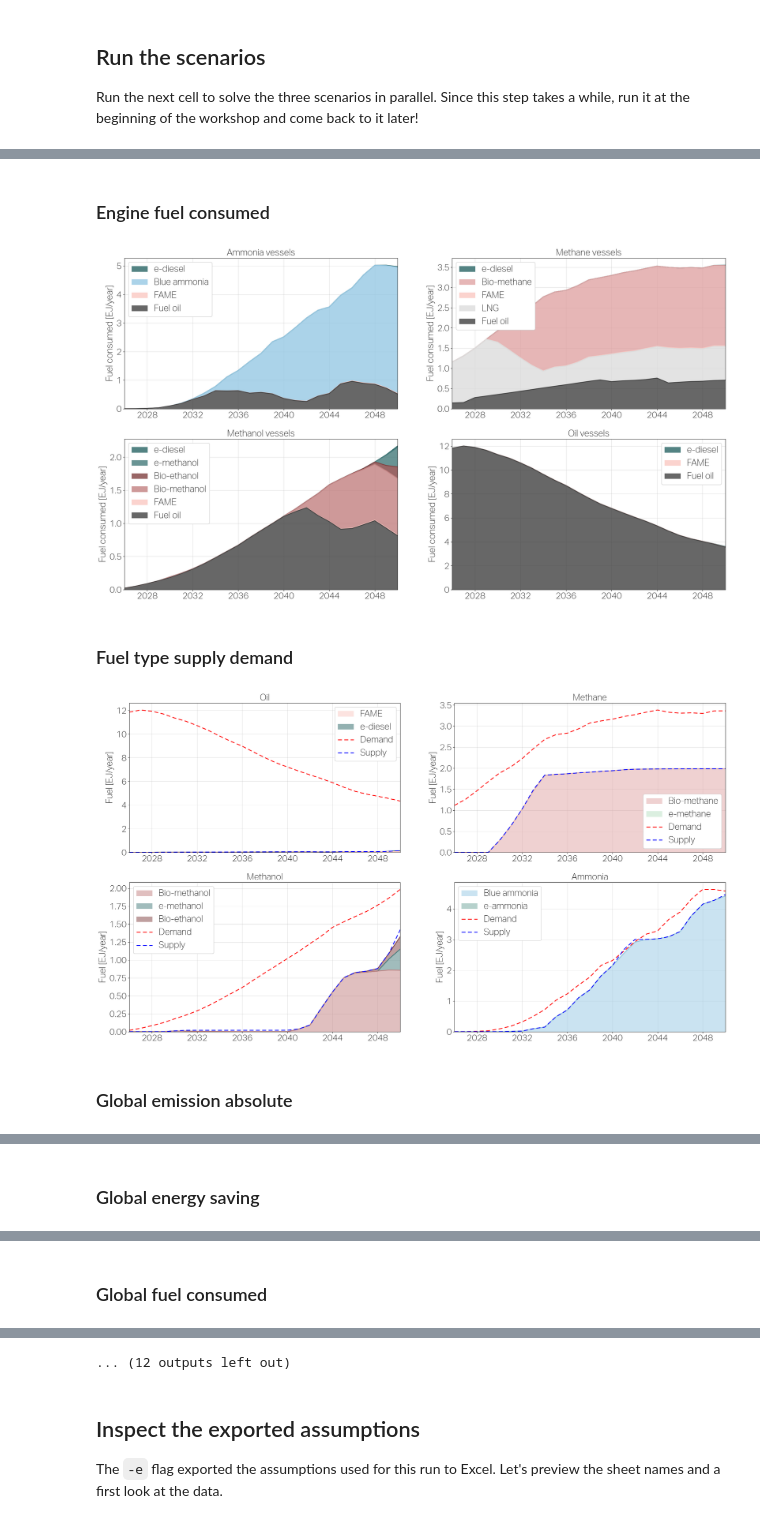
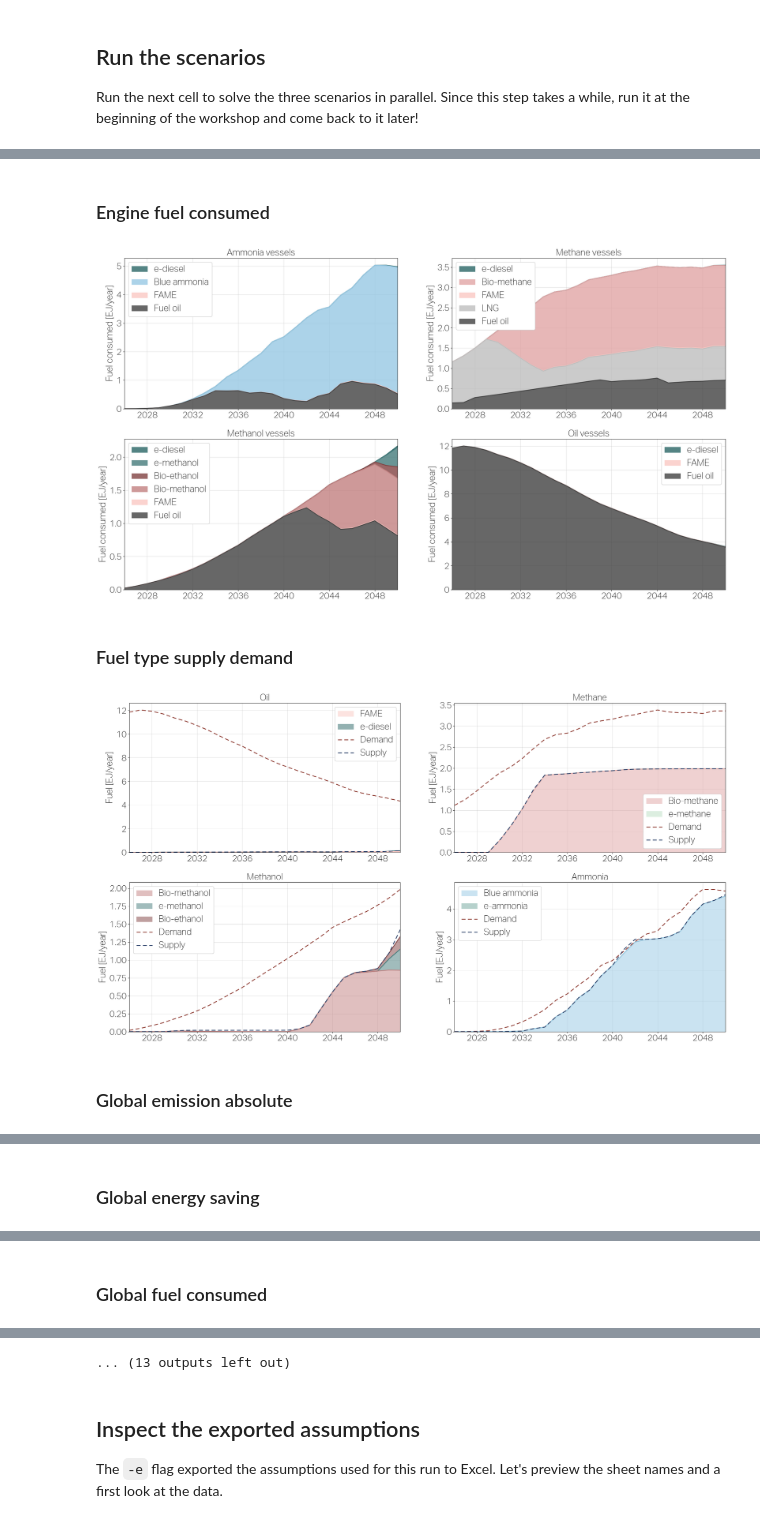
Before and after one commit to zerocarbonshipping/navigate-zcs, a Jupyter notebook: docs/workshop/04-run-our-reference-scenarios.ipynb, the cells around one changed output, grey strips where cells are left out. Cells and saved outputs as stored; diff of their text form; code cells hidden in the pictures.

```diff
--- a/docs/workshop/04-run-our-reference-scenarios.ipynb
+++ b/docs/workshop/04-run-our-reference-scenarios.ipynb
@@ -157,19 +158,23 @@ appendix — e.g. `global_fuel_consumed` for the fuel mix, `global_emission_abso
 for emissions, or `regulation_compliance` for how the "gfs" regulation binds.
 # %%
 # @title Show the output plots
-import glob
+# Navigate writes these charts into plots/ in the library's own colours. They are
+# drawn again here from the run's solved model, with Navigate's own plotting code
+# and the workshop palette, so they read like every other figure in the workshop.
+import tempfile
+
 from IPython.display import Image, Markdown, display
+from _style import navigate_charts
 
-plots_dir = f"simulations/scenarios/{scenario}/plots"
-plot_files = sorted(glob.glob(f"{plots_dir}/*.png"))
+run_folder = f"simulations/scenarios/{scenario}"
 
-if not plot_files:
-    print(f"No .png plots found in {plots_dir} -- check what Navigate actually wrote there:")
-    for root, dirs, files in os.walk(f"simulations/scenarios/{scenario}"):
+if not os.path.exists(f"{run_folder}/plot_data.pkl"):
+    print(f"No plot_data.pkl in {run_folder} -- check what Navigate actually wrote there:")
+    for root, dirs, files in os.walk(run_folder):
         for fn in files:
             print(os.path.join(root, fn))
 else:
-    for p in plot_files:
+    for p in navigate_charts(run_folder, tempfile.mkdtemp()):
         title = os.path.splitext(os.path.basename(p))[0].replace("_", " ").capitalize()
         display(Markdown(f"### {title}"))
         display(Image(filename=p))
@@ -177,7 +183,7 @@ else:
 ### Engine fuel consumed
 [figure]
 ### Fuel type supply demand
-[figure, old version]
+[figure, new version]
 ### Global emission absolute
 [figure]
 ### Global energy saving
@@ -189,4 +194,4 @@ else:
-... (12 outputs left out)
+... (13 outputs left out)
 # %% [markdown]
 ## Inspect the exported assumptions
 
```
Also changed, not shown: parts of 4 cells of this notebook, 2 other files.
